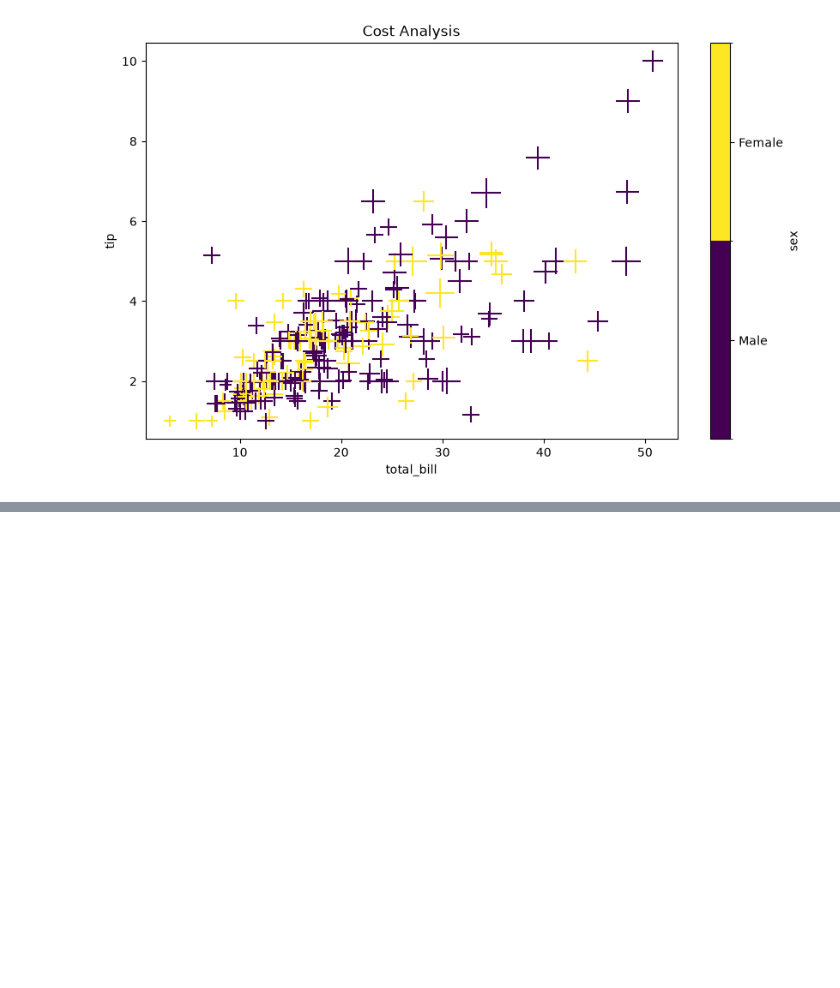
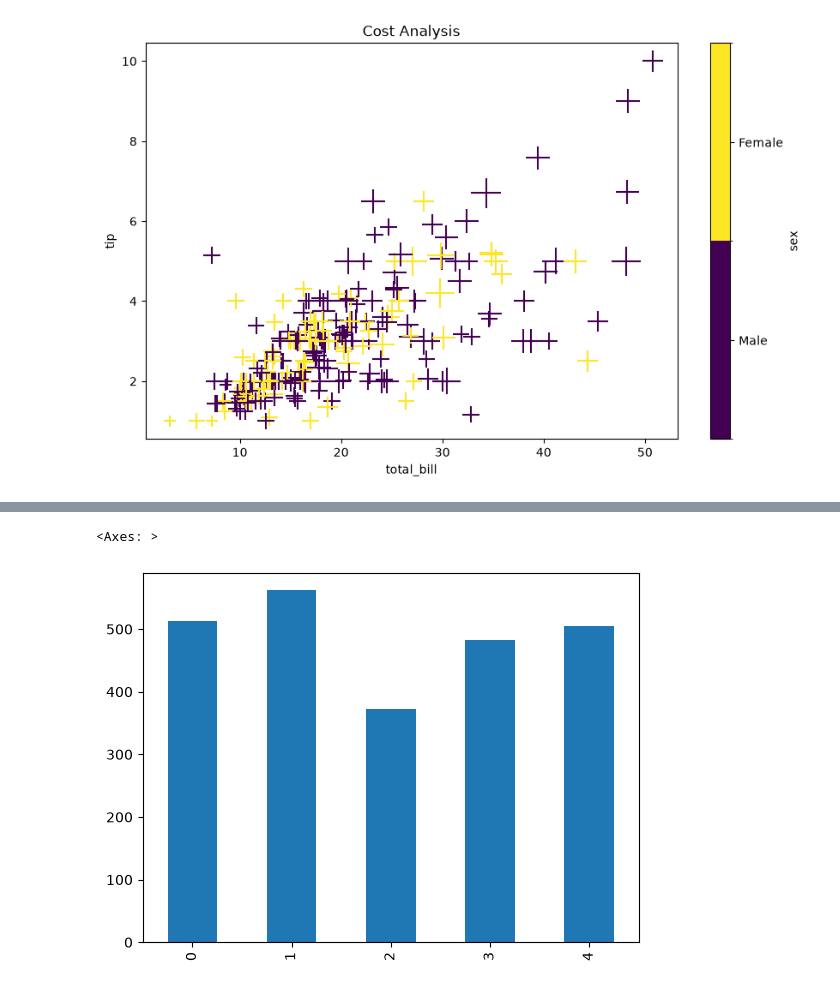
Before and after one commit to rabiuldiu30/Advanced-Matplotlib, a Jupyter notebook: advanced-matplotlib.ipynb, the cells around one changed output, grey strips where cells are left out. Saved outputs shown, nothing was run; the diff lists cells and outputs as text; code cells hidden in the pictures; blank space fills up the shorter version.

```diff
--- a/advanced-matplotlib.ipynb
+++ b/advanced-matplotlib.ipynb
@@ -361,3 +361,8 @@ tips.plot(
 # %% [output]
 <Axes: title={'center': 'Cost Analysis'}, xlabel='total_bill', ylabel='tip'>
 [figure]
+# %%
+# bar chart -> single _. horizontal -> multiple
+# using tips
+temp = pd.read_csv('batsman_season_record.csv')
+temp.head()
@@ -363,0 +381,5 @@ tips.plot(
+# %%
+temp['2015'].plot(kind='bar')
+# %% [output]
+<Axes: >
+[figure, added]
```
Also changed, not shown: parts of 4 cells of this notebook.
